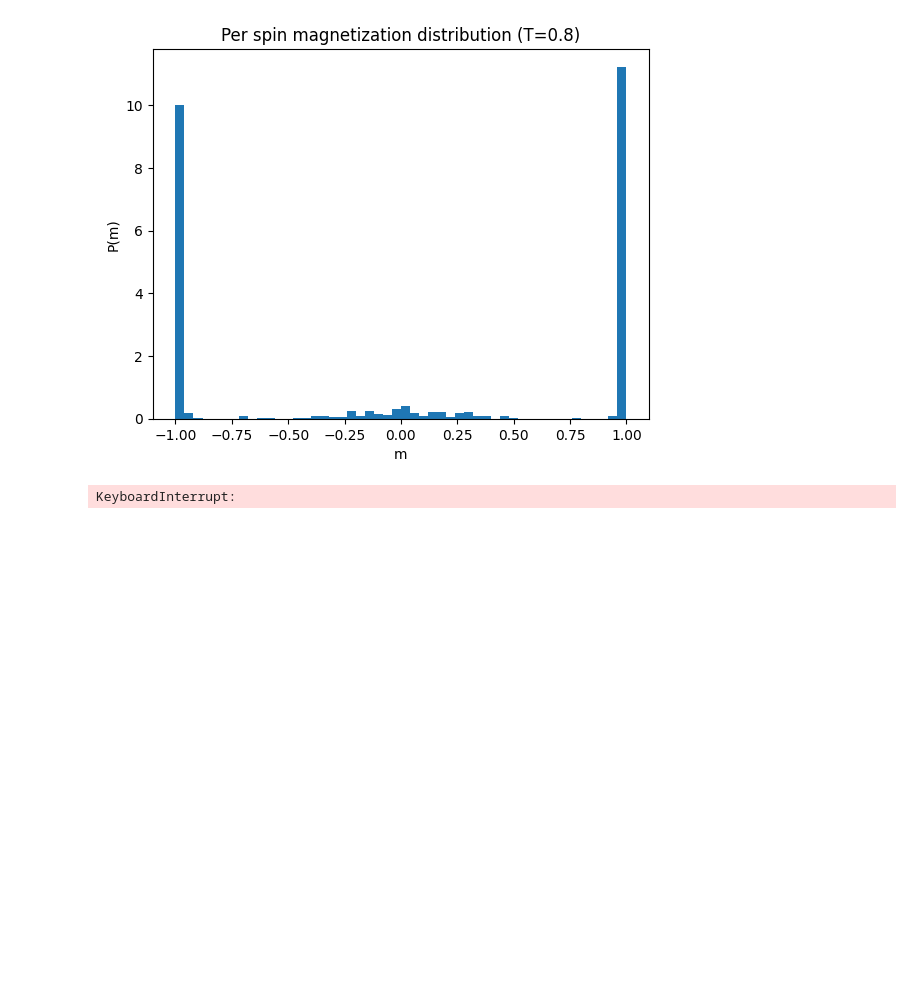
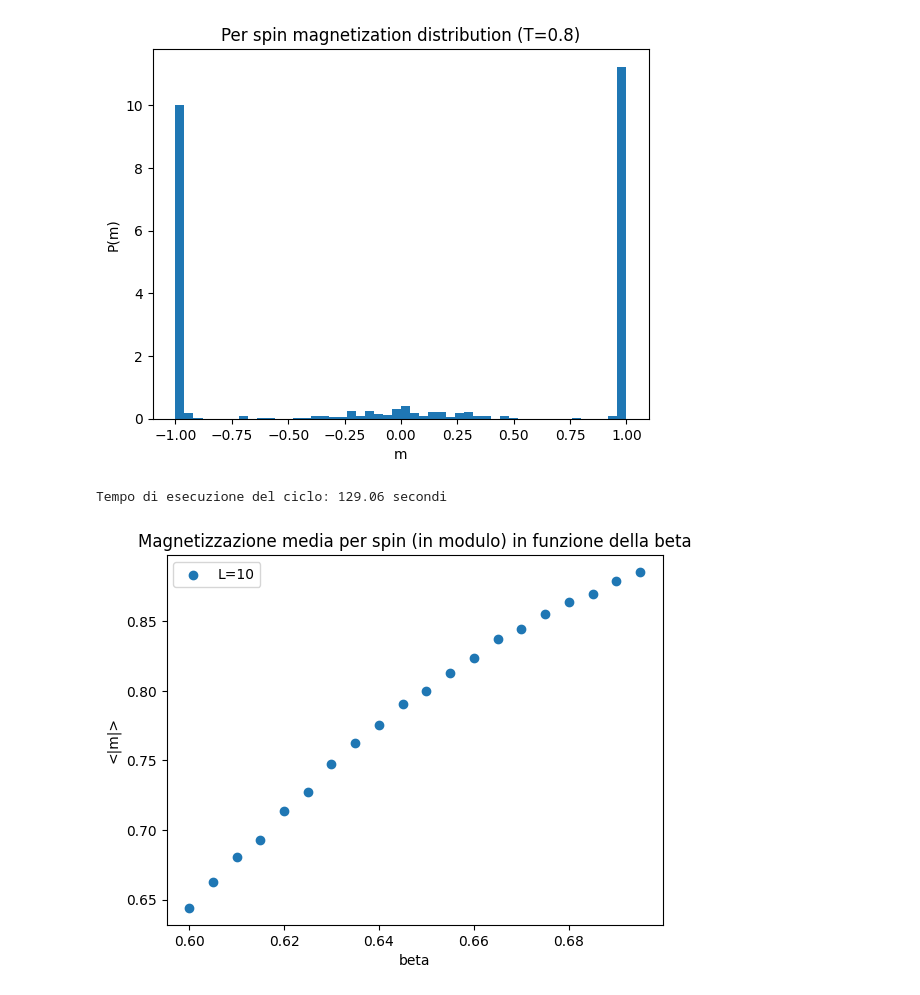
Before and after one commit to mattiacarollo/Honeycomb_2D_Ising, a Jupyter notebook: Ising_model_2D_honeycomb.ipynb, the cells around one changed output. Drawn from its saved outputs; the diff is of its cells as text; code cells hidden in the pictures; blank space fills up the shorter version.

```diff
--- a/Ising_model_2D_honeycomb.ipynb
+++ b/Ising_model_2D_honeycomb.ipynb
@@ -81,41 +81,41 @@ Tempo di esecuzione del ciclo: 0.72 secondi
 # MAGNETIZZAZIONE(T) IN PARALLELO
 
 # --- PARAMETRI ---
-L = np.array([10, 20], dtype=int)    # lattice sizes
-#T = np.arange(0.1, 5.1, 0.1)    # temperature range
+L = np.array([10], dtype=int)    # lattice sizes
 beta = np.arange(0.6,0.7,0.005)
-n_simulation = 1000
+n_simulation = 10000
 metropolis_steps = np.zeros(len(L), dtype=int)
 for i in range(len(L)):
     metropolis_steps[i] = 100 * (L[i] ** 2)
 m_samples = np.zeros((len(L), len(beta)))
 
 t0 = time.time()
 
 # Warm-up della compilazione JIT
 spin_warmup = np.random.choice(np.array([-1, 1], dtype=np.int8), size=(L[0], L[0]))
 _ = Ising_tools.metropolis_parallel(spin_warmup, beta[0], 1)
 
 # Esecuzione principale
 for j in range(len(L)):
     for i in range(len(beta)):
         m_sum = 0
         for _ in range(n_simulation):
             spin_matrix = np.random.choice(np.array([-1, 1], dtype=np.int8), size=(L[j], L[j]))
             Ising_tools.metropolis_parallel(spin_matrix, 1/beta[i], metropolis_steps[j])
             m_sum += np.abs(Ising_tools.magnetization(spin_matrix))
         m_samples[j, i] = m_sum / n_simulation
 
 t1 = time.time()
 print(f"Tempo di esecuzione del ciclo: {t1 - t0:.2f} secondi")
 
 # --- Istogramma ---
 for j in range(len(L)):
     plt.scatter(beta, m_samples[j, :], label=f'L={L[j]}')
 plt.title(f'Magnetizzazione media per spin (in modulo) in funzione della beta')
 plt.xlabel('beta')
 plt.ylabel('<|m|>')
 plt.legend()
 plt.show()
 # %% [output]
-KeyboardInterrupt:
+Tempo di esecuzione del ciclo: 129.06 secondi
+[figure, added]
```
Also changed, not shown: 2 other files.
